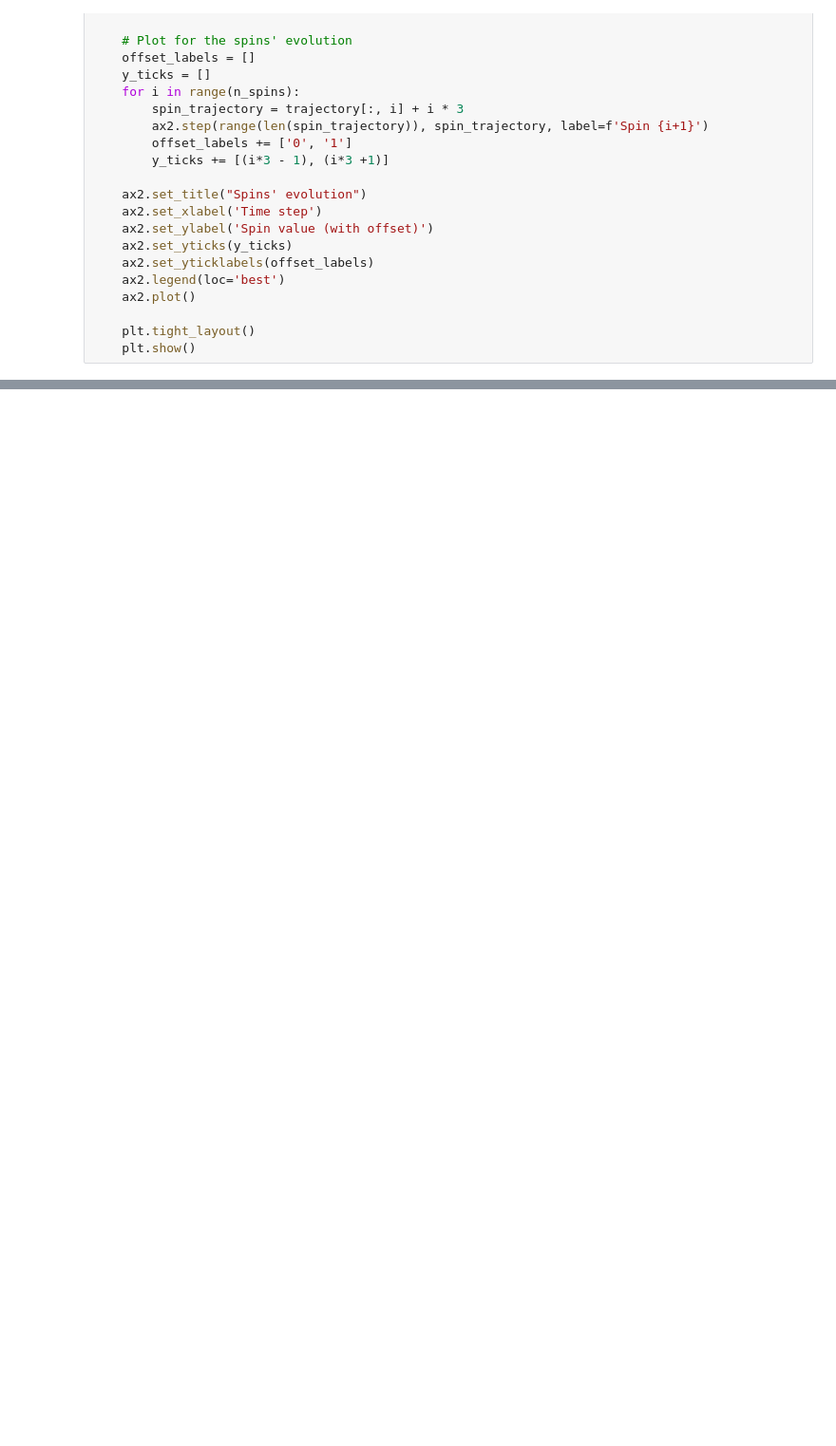
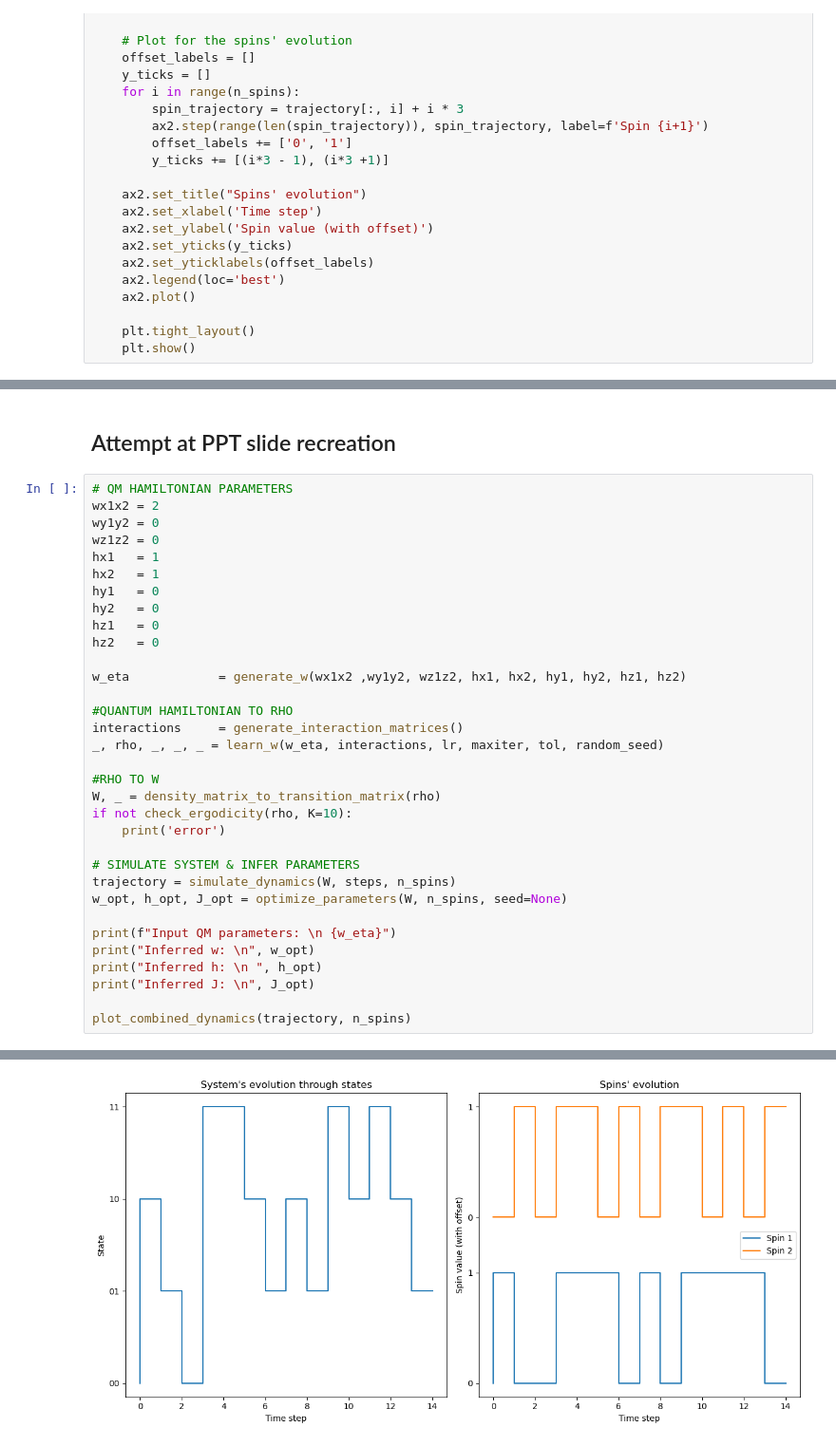
Before and after one commit to Victor-Alessandro/QBM-code, a Jupyter notebook: Quantum-Classical Mapping.ipynb, the cells around one changed output, grey strips where cells are left out. Shown at 95% size. Drawn from its saved outputs; the diff is of its cells as text; blank space fills up the shorter version.

```diff
--- a/Quantum-Classical Mapping.ipynb
+++ b/Quantum-Classical Mapping.ipynb
@@ -686,0 +627,36 @@ def log_likelihood(params, data, n_spins):
+# %% [markdown]
+## Attempt at PPT slide recreation
+# %%
+# QM HAMILTONIAN PARAMETERS
+wx1x2 = 2
+wy1y2 = 0
+wz1z2 = 0
+hx1   = 1
+hx2   = 1
+hy1   = 0
+hy2   = 0
+hz1   = 0
+hz2   = 0
+
+w_eta            = generate_w(wx1x2 ,wy1y2, wz1z2, hx1, hx2, hy1, hy2, hz1, hz2)
+
+#QUANTUM HAMILTONIAN TO RHO
+interactions     = generate_interaction_matrices()
+_, rho, _, _, _ = learn_w(w_eta, interactions, lr, maxiter, tol, random_seed)
+
+#RHO TO W
+W, _ = density_matrix_to_transition_matrix(rho)
+if not check_ergodicity(rho, K=10):
+    print('error')
+
+# SIMULATE SYSTEM & INFER PARAMETERS
+trajectory = simulate_dynamics(W, steps, n_spins)
+w_opt, h_opt, J_opt = optimize_parameters(W, n_spins, seed=None)
+
+print(f"Input QM parameters: \n {w_eta}")
+print("Inferred w: \n", w_opt)
+print("Inferred h: \n ", h_opt)
+print("Inferred J: \n", J_opt)
+
+plot_combined_dynamics(trajectory, n_spins)
+# %% [output]
@@ -686,0 +676 @@ def log_likelihood(params, data, n_spins):
+[figure, added]
```
Also changed, not shown: parts of 23 cells of this notebook, 1 other file.
